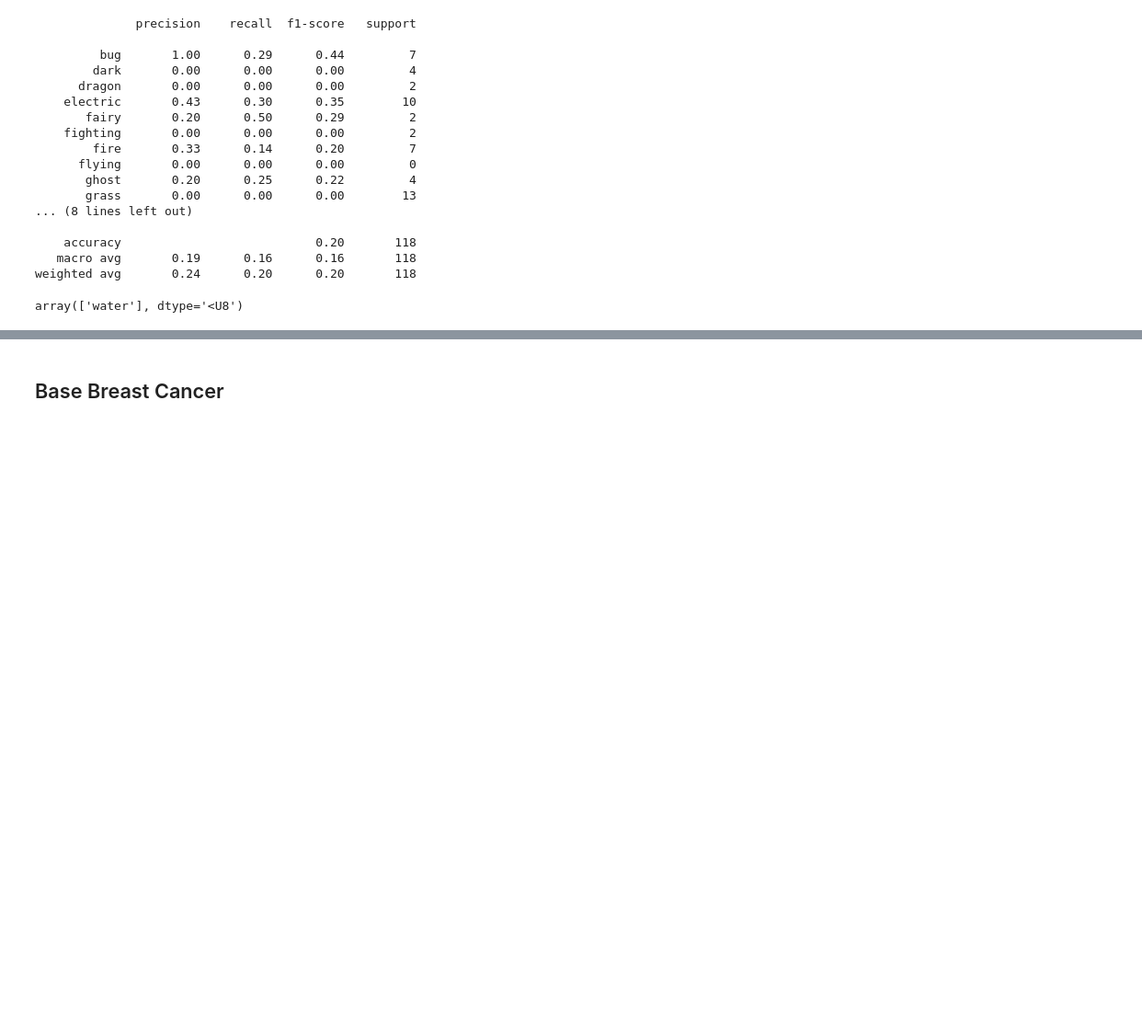
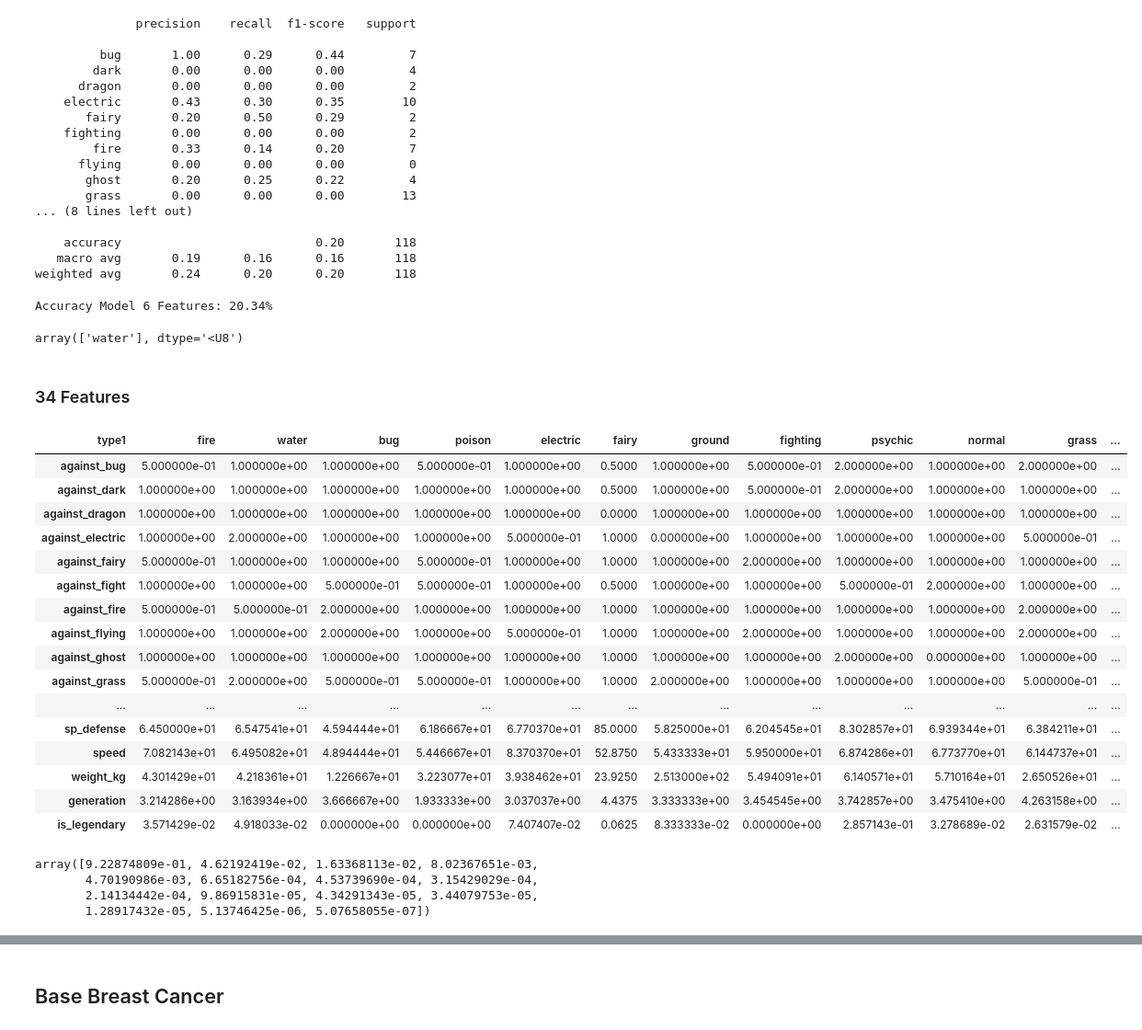
Before and after one commit to maticlein/lab02_lda_regresion_logistica, a Jupyter notebook: lda_regresion_logistica.ipynb, the cells around one changed output, grey strips where cells are left out. Shown: that part at 92% size. Cells and saved outputs as stored; diff of their text form; code cells hidden in the pictures; blank space fills up the shorter version.

```diff
--- a/lda_regresion_logistica.ipynb
+++ b/lda_regresion_logistica.ipynb
@@ -185,6 +218,11 @@ print(classification_report(y_test, predicted))
     accuracy                           0.20       118
    macro avg       0.19      0.16      0.16       118
 weighted avg       0.24      0.20      0.20       118
+# %%
+model_accuracy = round(accuracy_score(y_test, pred_test) * 100, 2)
+print(f"Accuracy Model 6 Features: {model_accuracy}%")
+# %% [output]
+Accuracy Model 6 Features: 20.34%
 # %%
 pokemon_test = {
     "sp_attack": 75.3,
@@ -200,3 +238,29 @@ pokemon_test = scaler.transform([pokemon_test])
 lda_model.predict(pokemon_test)
 # %% [output]
 array(['water'], dtype='<U8')
+# %% [markdown]
+### 34 Features
+# %%
+feature_means1 = pd.DataFrame(columns=pokemon_34_features["type1"].drop_duplicates())
+for c, rows in pokemon_34_features.groupby('type1'):
+    feature_means1[c] = rows.mean()
+feature_means1
+# feature_means1[["rock", "grass"]]
+# %% [output]
+| type1 | fire | water | bug | poison | electric | fairy | ground | fighting | psychic | normal | grass | ... |
+| against_bug | 5.000000e-01 | 1.000000e+00 | 1.000000e+00 | 5.000000e-01 | 1.000000e+00 | 0.5000 | 1.000000e+00 | 5.000000e-01 | 2.000000e+00 | 1.000000e+00 | 2.000000e+00 | ... |
+| against_dark | 1.000000e+00 | 1.000000e+00 | 1.000000e+00 | 1.000000e+00 | 1.000000e+00 | 0.5000 | 1.000000e+00 | 5.000000e-01 | 2.000000e+00 | 1.000000e+00 | 1.000000e+00 | ... |
+| against_dragon | 1.000000e+00 | 1.000000e+00 | 1.000000e+00 | 1.000000e+00 | 1.000000e+00 | 0.0000 | 1.000000e+00 | 1.000000e+00 | 1.000000e+00 | 1.000000e+00 | 1.000000e+00 | ... |
+| against_electric | 1.000000e+00 | 2.000000e+00 | 1.000000e+00 | 1.000000e+00 | 5.000000e-01 | 1.0000 | 0.000000e+00 | 1.000000e+00 | 1.000000e+00 | 1.000000e+00 | 5.000000e-01 | ... |
+| against_fairy | 5.000000e-01 | 1.000000e+00 | 1.000000e+00 | 5.000000e-01 | 1.000000e+00 | 1.0000 | 1.000000e+00 | 2.000000e+00 | 1.000000e+00 | 1.000000e+00 | 1.000000e+00 | ... |
+| against_fight | 1.000000e+00 | 1.000000e+00 | 5.000000e-01 | 5.000000e-01 | 1.000000e+00 | 0.5000 | 1.000000e+00 | 1.000000e+00 | 5.000000e-01 | 2.000000e+00 | 1.000000e+00 | ... |
+| against_fire | 5.000000e-01 | 5.000000e-01 | 2.000000e+00 | 1.000000e+00 | 1.000000e+00 | 1.0000 | 1.000000e+00 | 1.000000e+00 | 1.000000e+00 | 1.000000e+00 | 2.000000e+00 | ... |
+| against_flying | 1.000000e+00 | 1.000000e+00 | 2.000000e+00 | 1.000000e+00 | 5.000000e-01 | 1.0000 | 1.000000e+00 | 2.000000e+00 | 1.000000e+00 | 1.000000e+00 | 2.000000e+00 | ... |
+| against_ghost | 1.000000e+00 | 1.000000e+00 | 1.000000e+00 | 1.000000e+00 | 1.000000e+00 | 1.0000 | 1.000000e+00 | 1.000000e+00 | 2.000000e+00 | 0.000000e+00 | 1.000000e+00 | ... |
+| against_grass | 5.000000e-01 | 2.000000e+00 | 5.000000e-01 | 5.000000e-01 | 1.000000e+00 | 1.0000 | 2.000000e+00 | 1.000000e+00 | 1.000000e+00 | 1.000000e+00 | 5.000000e-01 | ... |
+| ... | ... | ... | ... | ... | ... | ... | ... | ... | ... | ... | ... | ... |
+| sp_defense | 6.450000e+01 | 6.547541e+01 | 4.594444e+01 | 6.186667e+01 | 6.770370e+01 | 85.0000 | 5.825000e+01 | 6.204545e+01 | 8.302857e+01 | 6.939344e+01 | 6.384211e+01 | ... |
+| speed | 7.082143e+01 | 6.495082e+01 | 4.894444e+01 | 5.446667e+01 | 8.370370e+01 | 52.8750 | 5.433333e+01 | 5.950000e+01 | 6.874286e+01 | 6.773770e+01 | 6.144737e+01 | ... |
+| weight_kg | 4.301429e+01 | 4.218361e+01 | 1.226667e+01 | 3.223077e+01 | 3.938462e+01 | 23.9250 | 2.513000e+02 | 5.494091e+01 | 6.140571e+01 | 5.710164e+01 | 2.650526e+01 | ... |
+| generation | 3.214286e+00 | 3.163934e+00 | 3.666667e+00 | 1.933333e+00 | 3.037037e+00 | 4.4375 | 3.333333e+00 | 3.454545e+00 | 3.742857e+00 | 3.475410e+00 | 4.263158e+00 | ... |
+| is_legendary | 3.571429e-02 | 4.918033e-02 | 0.000000e+00 | 0.000000e+00 | 7.407407e-02 | 0.0625 | 8.333333e-02 | 0.000000e+00 | 2.857143e-01 | 3.278689e-02 | 2.631579e-02 | ... |
@@ -202,0 +278,7 @@ array(['water'], dtype='<U8')
+# %%
+lda_model.explained_variance_ratio_
+# %% [output]
+array([9.22874809e-01, 4.62192419e-02, 1.63368113e-02, 8.02367651e-03,
+       4.70190986e-03, 6.65182756e-04, 4.53739690e-04, 3.15429029e-04,
+       2.14134442e-04, 9.86915831e-05, 4.34291343e-05, 3.44079753e-05,
+       1.28917432e-05, 5.13746425e-06, 5.07658055e-07])
```
Also changed, not shown: parts of 30 cells of this notebook.
